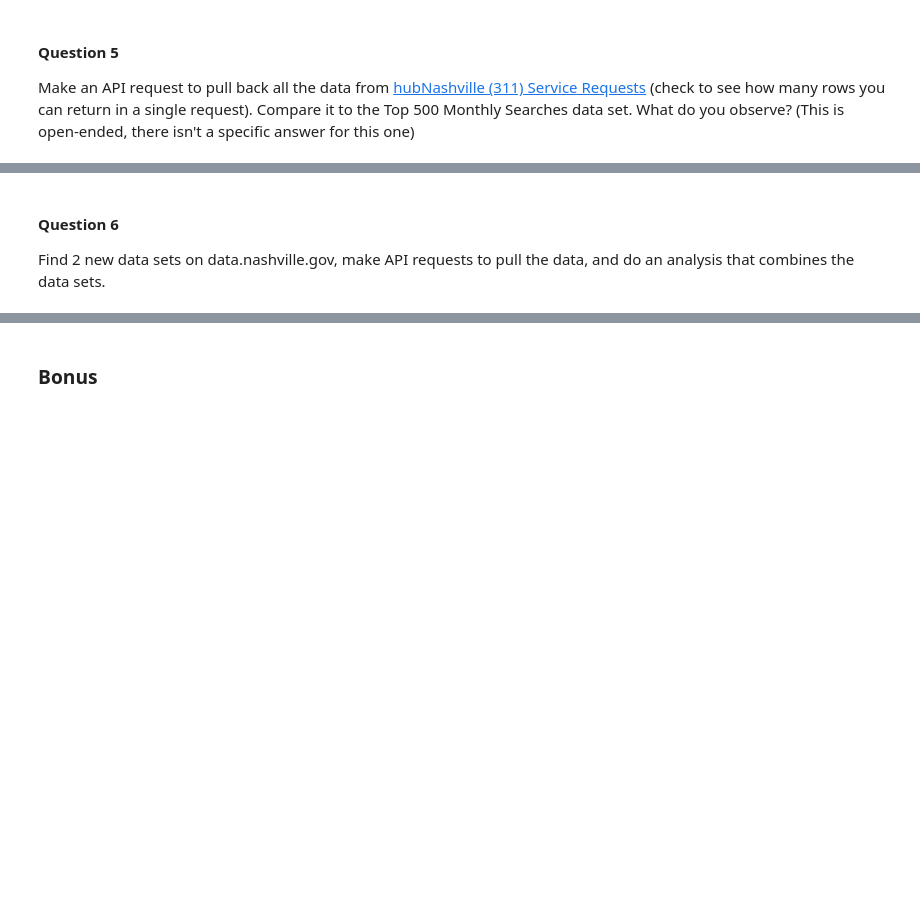
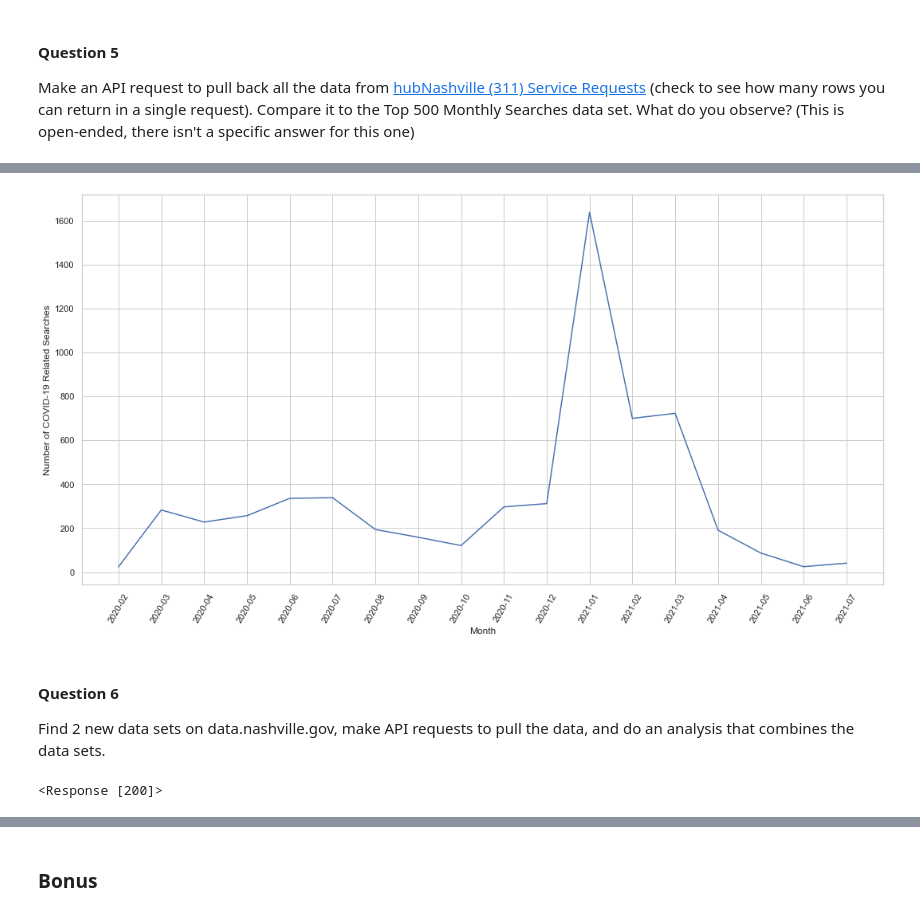
Before and after one commit to MWeissSharp/socrata-api-MWeissSharp, a Jupyter notebook: notebooks/mews_nash_gov_api_project.ipynb, the cells around one changed output, grey strips where cells are left out. Saved outputs shown, nothing was run; the diff lists cells and outputs as text; code cells hidden in the pictures; blank space fills up the shorter version.

```diff
--- a/notebooks/mews_nash_gov_api_project.ipynb
+++ b/notebooks/mews_nash_gov_api_project.ipynb
@@ -190,0 +302,4 @@ Make an API request to pull back all the data from [hubNashville (311) Service R
+# %%
+simp_search_df = search_df[['query_text', 'mon_yr', 'query_count']]
+simp_search_df['query_text'] = search_df['query_text'].str.strip(' " \'()-').str.lower()
+simp_search_df
@@ -190,0 +325,5 @@ Make an API request to pull back all the data from [hubNashville (311) Service R
+# %%
+searches = simp_search_df.groupby(['query_text', 'mon_yr'])['query_count'].sum()
+searches = pd.DataFrame(searches).reset_index()
+searches['query_count'] = searches['query_count'].astype(float)
+searches
@@ -190,0 +472,4 @@ Make an API request to pull back all the data from [hubNashville (311) Service R
+# %%
+covid_searches = searches.loc[(searches['query_text'].str.contains('covid')) |
+                              (searches['query_text'].str.contains('corona'))]
+covid_searches.info()
@@ -190,0 +487,5 @@ Make an API request to pull back all the data from [hubNashville (311) Service R
+# %%
+monthly_covid_searches = covid_searches.groupby(['mon_yr'])['query_count'].sum()
+monthly_covid_searches = pd.DataFrame(monthly_covid_searches).reset_index()
+monthly_covid_searches['yr_mon'] = monthly_covid_searches['mon_yr'].astype(str)
+monthly_covid_searches
@@ -191,3 +518,22 @@ Make an API request to pull back all the data from [hubNashville (311) Service R
+# %%
+plt.figure(figsize = (18,9))
+plt.plot('yr_mon', 'query_count', data = monthly_covid_searches)
+plt.xlabel('Month')
+plt.ylabel('Number of COVID-19 Related Searches')
+#plt.ylim(0, 3600)
+plt.xticks(rotation = 60);
+# %% [output]
+[figure, added]
 # %% [markdown]
 #### Question 6
 Find 2 new data sets on data.nashville.gov, make API requests to pull the data, and do an analysis that combines the data sets.
+# %%
+str_endpoint = 'https://data.nashville.gov/resource/2z82-v8pm.json'
+str_params = {
+    '$limit' : 13085
+}
+
+str_response = requests.get(str_endpoint, params= str_params)
+str_response
+# %% [output]
+<Response [200]>
```
Also changed, not shown: parts of 51 cells of this notebook.
